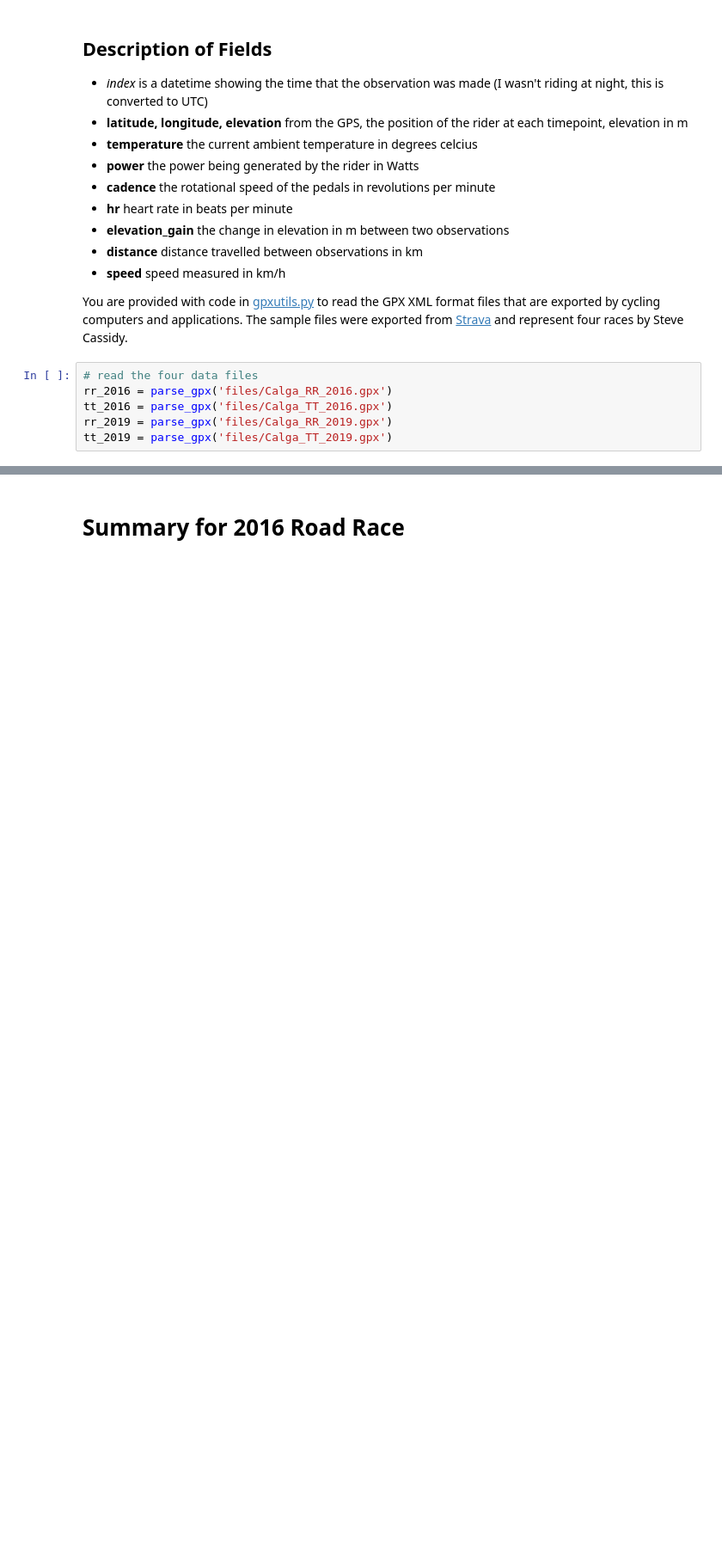
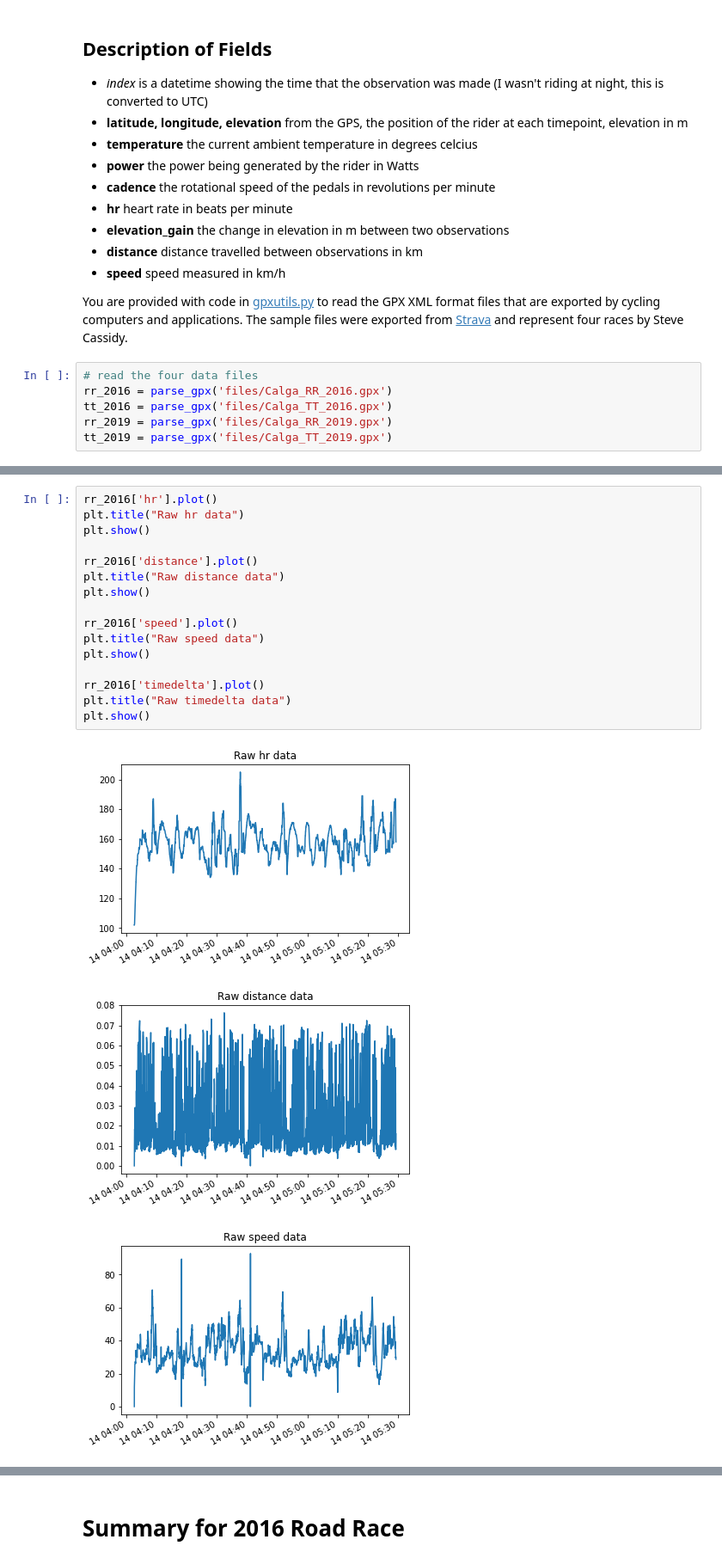
Before and after one commit to MQCOMP2200-S2-2021/data-science-portfolio-MQ-NickW, a Jupyter notebook: Portfolio 1.ipynb, the cells around one changed output, grey strips where cells are left out. Shown: that part at 86% size. Saved outputs shown, nothing was run; the diff lists cells and outputs as text; blank space fills up the shorter version.

Commit message:
Q1 mainly figured out

```diff
--- a/Portfolio 1.ipynb
+++ b/Portfolio 1.ipynb
@@ -53,0 +71,20 @@ rr_2016.head()
+# %%
+rr_2016['hr'].plot()
+plt.title("Raw hr data")
+plt.show()
+
+rr_2016['distance'].plot()
+plt.title("Raw distance data")
+plt.show()
+
+rr_2016['speed'].plot()
+plt.title("Raw speed data")
+plt.show()
+
+rr_2016['timedelta'].plot()
+plt.title("Raw timedelta data")
+plt.show()
+# %% [output]
+[figure, added]
+[figure, added]
+[figure, added]
```
Also changed, not shown: parts of 16 cells of this notebook.
